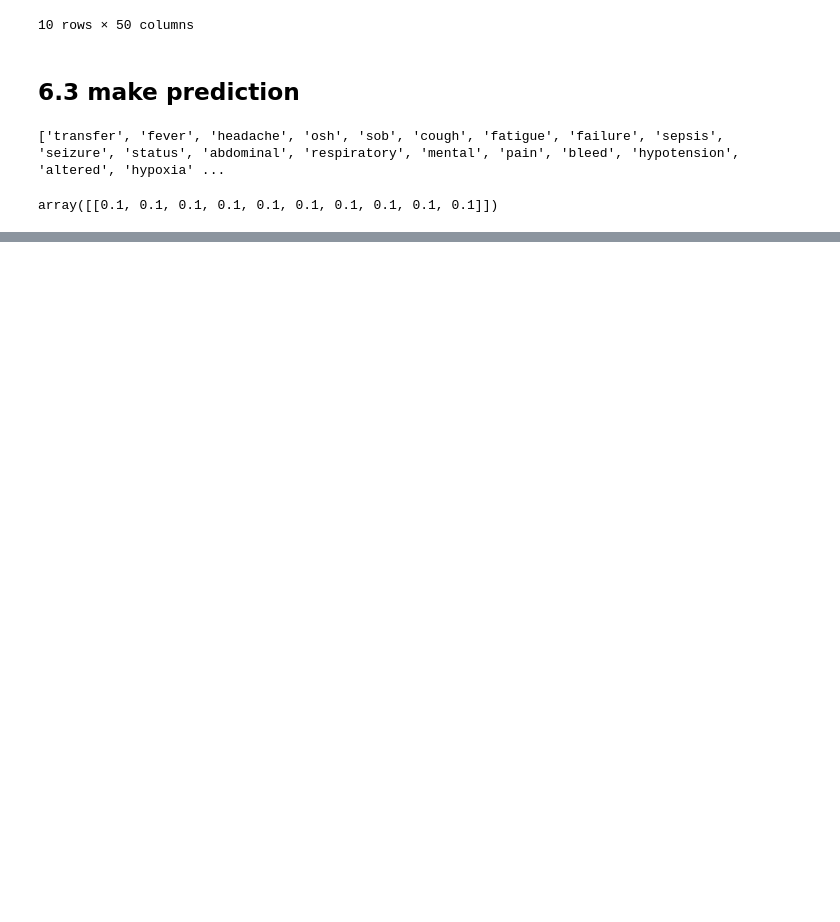
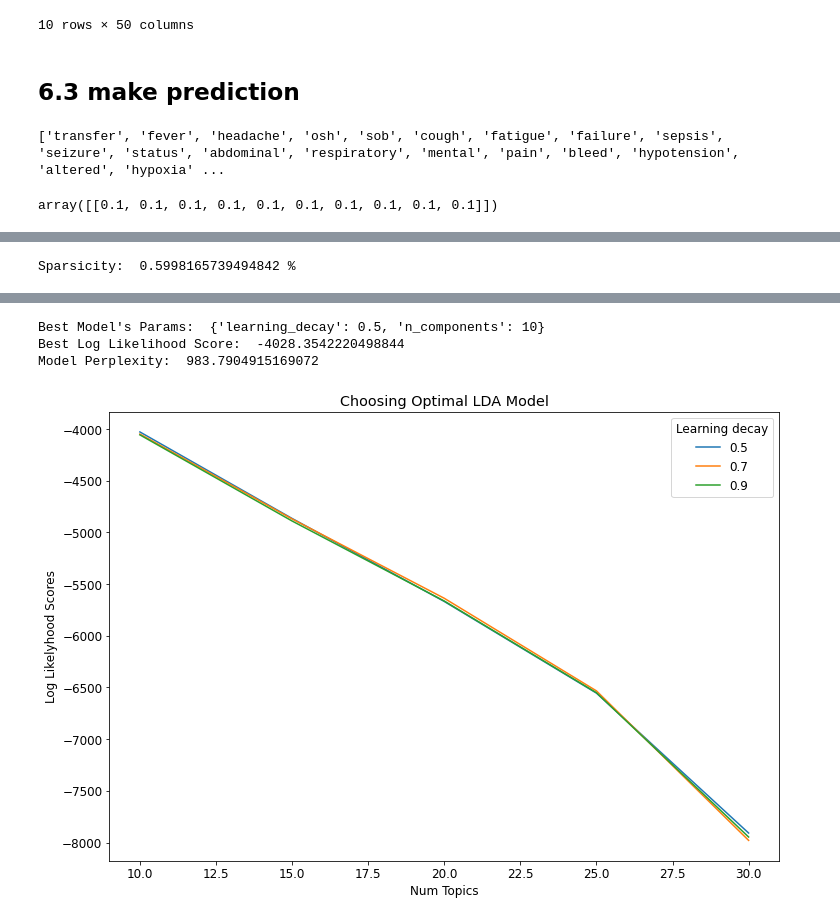
Before and after one commit to sindhri/topic_modeling, a Jupyter notebook: topic_modeling_grid.ipynb, the cells around one changed output, grey strips where cells are left out. Saved outputs shown, nothing was run; the diff lists cells and outputs as text; code cells hidden in the pictures; blank space fills up the shorter version.

```diff
--- a/topic_modeling_grid.ipynb
+++ b/topic_modeling_grid.ipynb
@@ -283,7 +283,7 @@ def get_top_ngram(data, ngram=1, top_n=None, stop_words=default_stop_words()):
 # vectorize the content
 def get_data_vectorized(data, stop_words=default_stop_words()):
     vectorizer = CountVectorizer(analyzer='word',
-                             min_df=3,                         # minimum requied occurences of a word
+                             min_df=1,                         # minimum requied occurences of a word
                              stop_words=stop_words,             # remove stop words
                              lowercase=True,                   # convert all words to lowercase
                              token_pattern='[a-zA-Z0-9]{3,}',  # num chars > 3
@@ -301,7 +301,8 @@ def get_data_vectorized(data, stop_words=default_stop_words()):
 # grid search on n_components and learning_decay
 def lda_grid(data_vectorized):
     # Define Search Param
-    search_params = {'n_components': [10, 15, 20, 25, 30], 'learning_decay': [.5, .7, .9]}
+    search_params = {'n_components': [10, 15, 20, 25, 30],
+                     'learning_decay': [.5, .7, .9]}
 
     # Init the Model
     lda = LatentDirichletAllocation()
@@ -1182,0 +1220,4 @@ make_word_cloud(df['first_diagnosis_preprocessed'], stop_words=default_stop_word
+# %%
+lc_lda_output = do_lda(df['label_candidate'])
+# %% [output]
+Sparsicity:  0.5998165739494842 %
@@ -1182,0 +1225,4 @@ make_word_cloud(df['first_diagnosis_preprocessed'], stop_words=default_stop_word
+Best Model's Params:  {'learning_decay': 0.5, 'n_components': 10}
+Best Log Likelihood Score:  -4028.3542220498844
+Model Perplexity:  983.7904915169072
+[figure, added]
```
Also changed, not shown: parts of 38 cells of this notebook.
